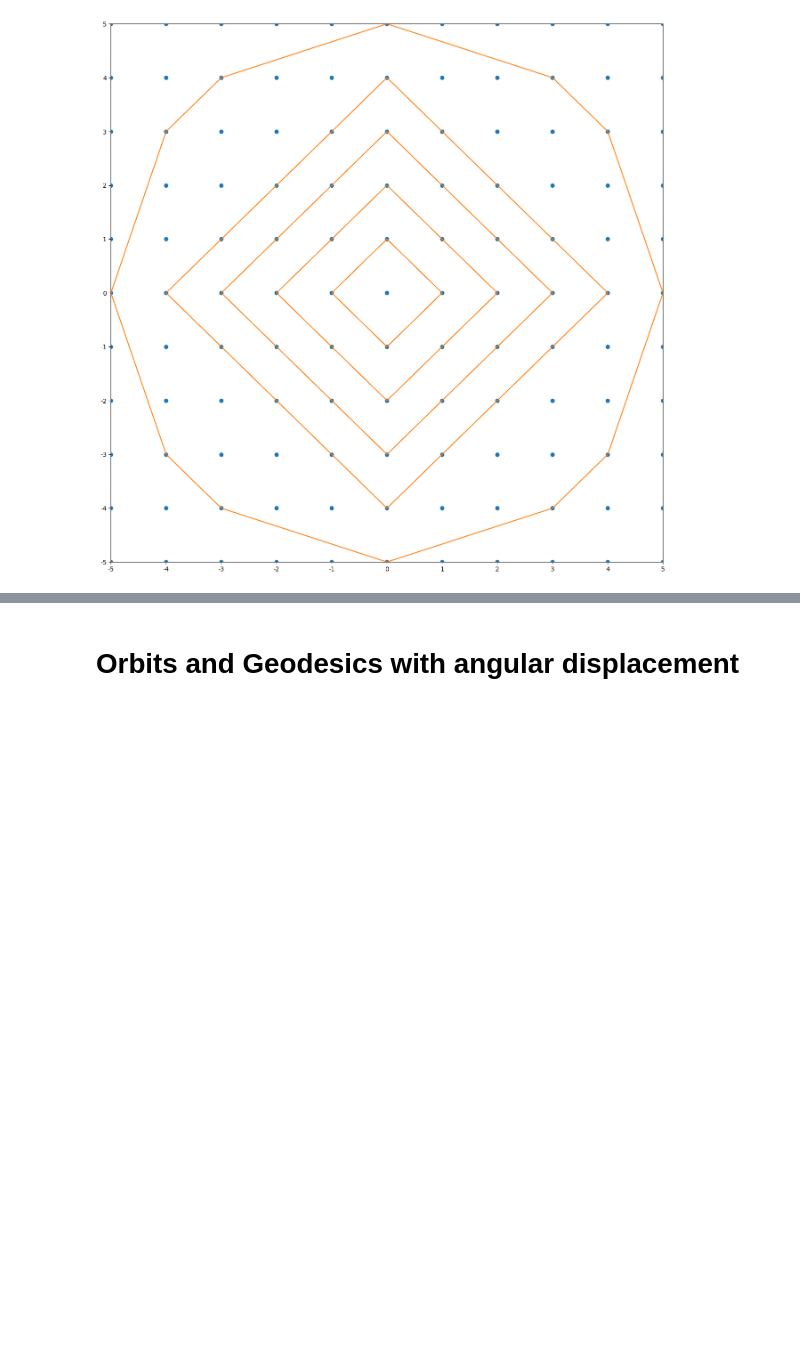
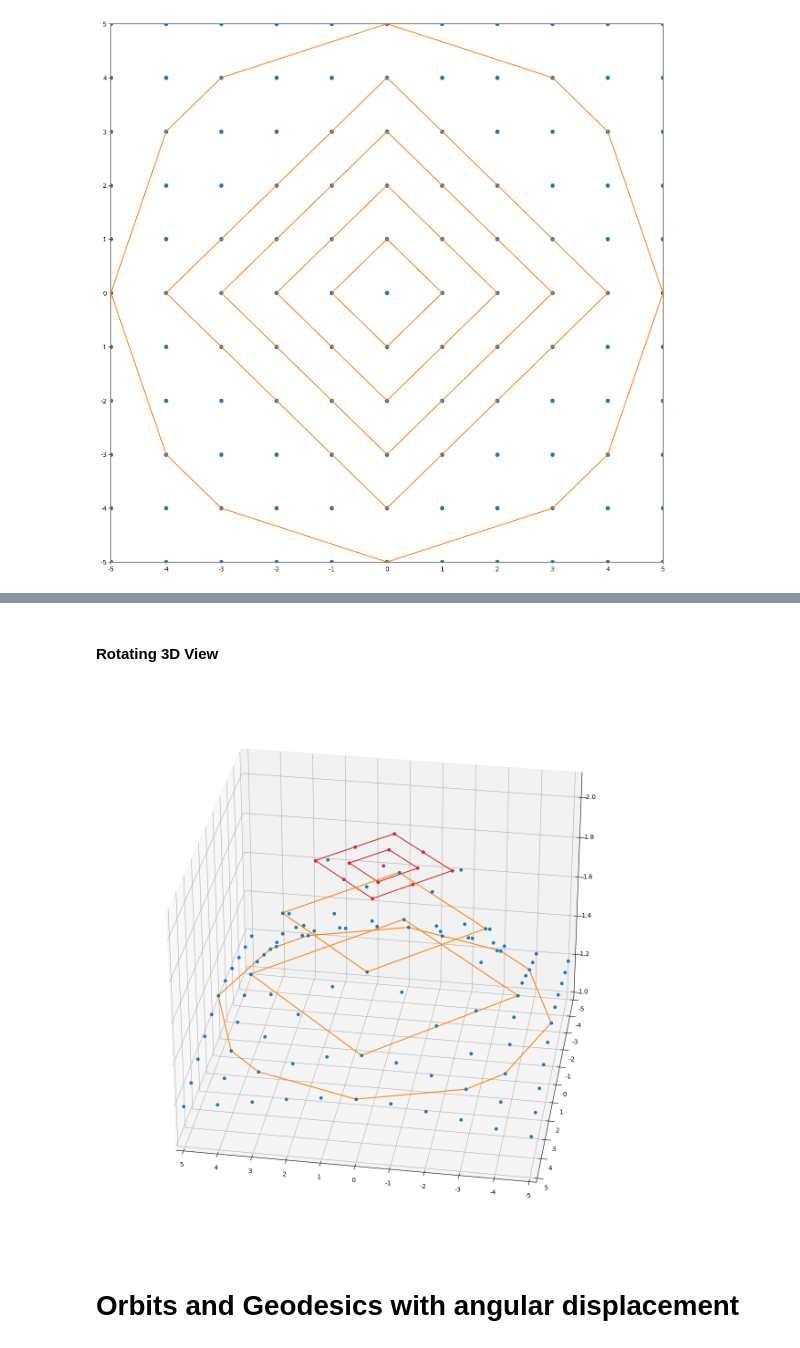
Before and after one commit to SimmeringRook/Cartographer, a Jupyter notebook: 36X/angular copy 2.ipynb, the cells around one changed output, grey strips where cells are left out. Drawn from its saved outputs; the diff is of its cells as text; code cells hidden in the pictures; blank space fills up the shorter version.

```diff
--- a/36X/angular copy 2.ipynb
+++ b/36X/angular copy 2.ipynb
@@ -400,3 +394,25 @@ for angle in range(0,360,30):
+# %% [markdown]
+#### Rotating 3D View
+# %%
+import matplotlib.animation as animation
+
+fig, ax = draw_layout_3D(empty_lattice)
+
+def get_next_angle(frame):
+    current_angle = frame
+    ax.view_init(30, current_angle)
+
+next_angle = get_next_angle
+
+anim = animation.FuncAnimation(fig, next_angle, frames=100)
+
+writer = animation.PillowWriter(fps=30)
+from pathlib import Path
+file = Path().absolute()
+
+anim.save(f'{file}\\rotating_embedded_lattice.gif', writer=writer)
+# %% [output]
+[figure, added]
 # %% [markdown]
 # Orbits and Geodesics with angular displacement
 # %% [markdown]
```
Also changed, not shown: parts of 4 cells of this notebook.
